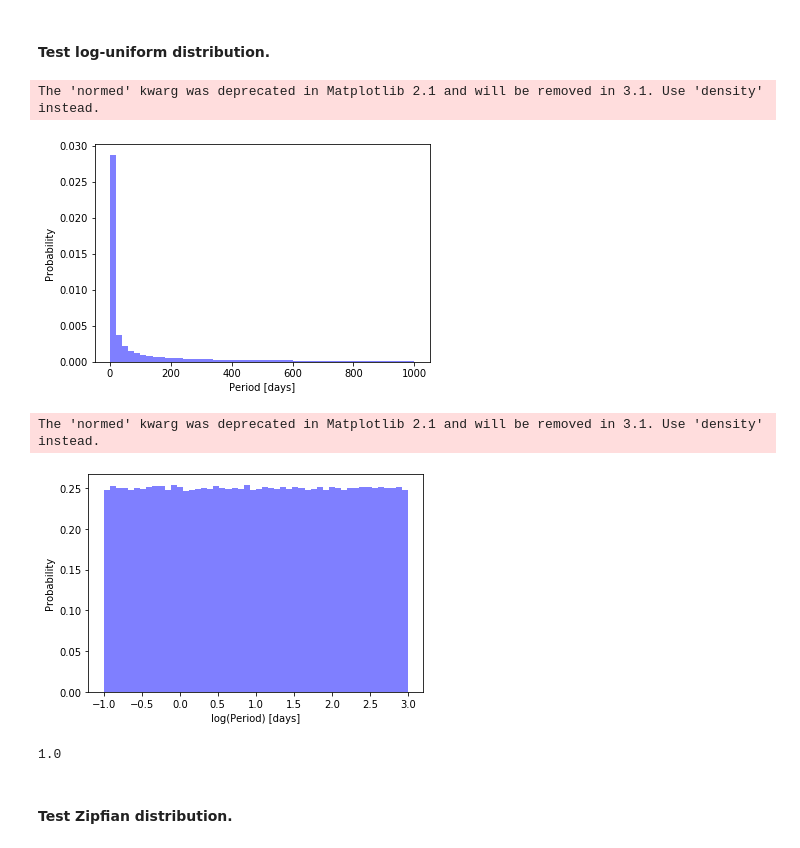
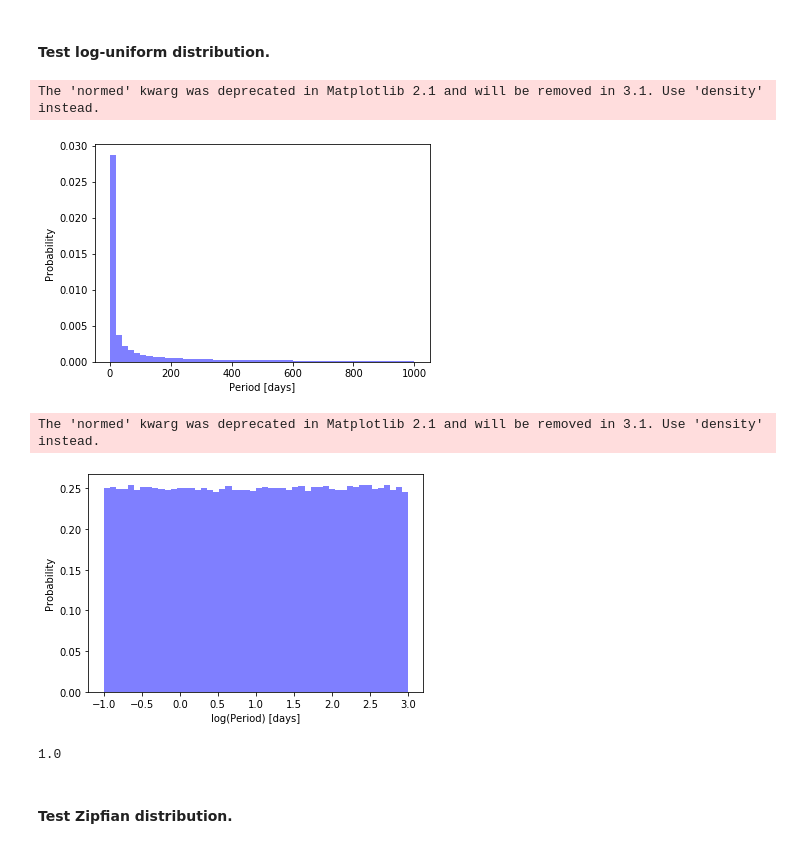
Before and after one commit to esandford/mmi-tagger, a Jupyter notebook: planettagger/simulatedPlanets/makeFakeTrainingSet.ipynb, the cells around one changed output. Saved outputs shown, nothing was run; the diff lists cells and outputs as text; code cells hidden in the pictures.

```diff
--- a/planettagger/simulatedPlanets/makeFakeTrainingSet.ipynb
+++ b/planettagger/simulatedPlanets/makeFakeTrainingSet.ipynb
@@ -99,33 +100,33 @@ def random_planetrad(x,a_small,a_big,logRmin,logRcrit,logRmax):
 # %%
 Pmin = 0.1 #days
 Pmax = 1000. #days
 
 random_periods = np.zeros((1000000))
 
 for i in range(len(random_periods)):
-    x = np.random.uniform()
+    x = random.random() #np.random.uniform()
     random_periods[i] = transform_loguniform(x,Pmin,Pmax)
 
 fig = plt.figure(figsize=(6,4))
 n,bins,patches = plt.hist(random_periods,normed=True,bins=50,color='b',alpha=0.5)
 plt.xlabel("Period [days]")
 plt.ylabel("Probability")
 plt.show()
 
 fig = plt.figure(figsize=(6,4))
 n,bins,patches = plt.hist(np.log10(random_periods),normed=True,bins=50,color='b',alpha=0.5)
 plt.xlabel("log(Period) [days]")
 plt.ylabel("Probability")
 plt.show()
 
 #check normalization
 binwidths = bins[1:]-bins[0:-1]
 print(np.sum(n*binwidths))
 # %% [output]
 The 'normed' kwarg was deprecated in Matplotlib 2.1 and will be removed in 3.1. Use 'density' instead.
 [figure]
 The 'normed' kwarg was deprecated in Matplotlib 2.1 and will be removed in 3.1. Use 'density' instead.
-[figure, old version]
+[figure, new version]
 1.0
 # %% [markdown]
 #### Test Zipfian distribution.
```
Also changed, not shown: parts of 19 cells of this notebook, 36 other files.
